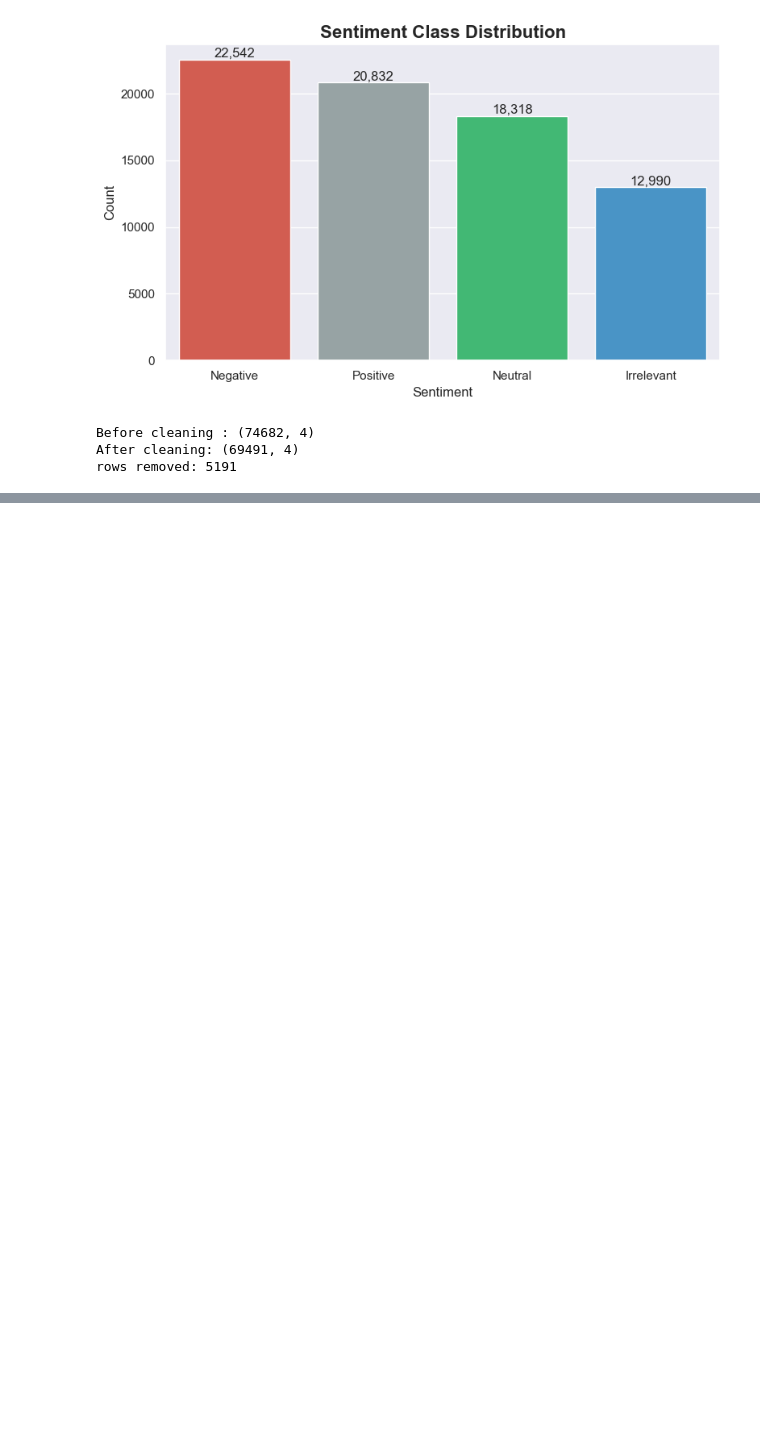
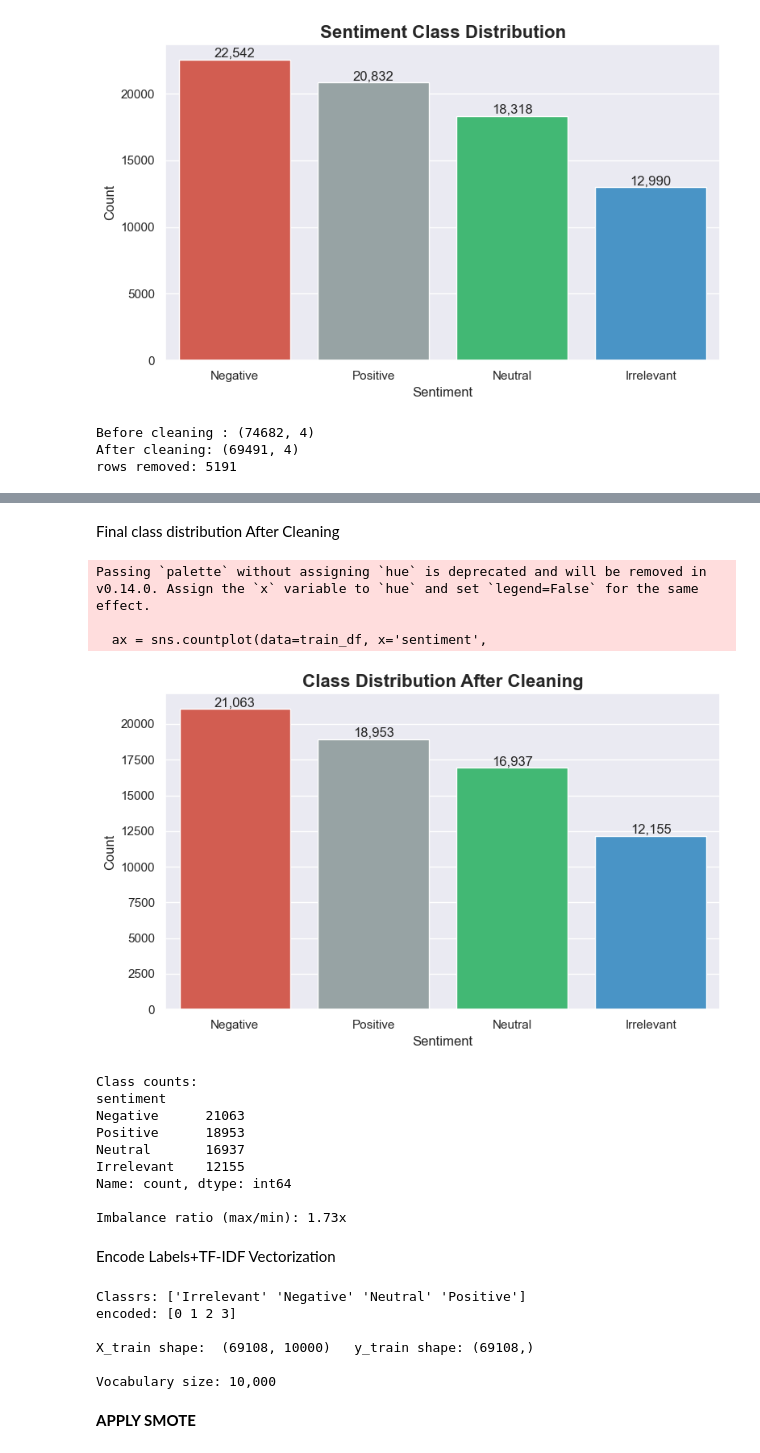
Before and after one commit to ankitha-km/sentiment-analyzer, a Jupyter notebook: notebook/01_eda_and_model.ipynb, the cells around one changed output, grey strips where cells are left out. Saved outputs shown, nothing was run; the diff lists cells and outputs as text; code cells hidden in the pictures; blank space fills up the shorter version.

Commit message:
Fix all import and path issues

```diff
--- a/notebook/01_eda_and_model.ipynb
+++ b/notebook/01_eda_and_model.ipynb
@@ -124,0 +166,74 @@ TypeError: WordNetLemmatizer.lemmatize() missing 1 required positional argument:
+# %% [markdown]
+Final class distribution After Cleaning
+# %%
+plt.figure(figsize=(8, 5))
+ax = sns.countplot(data=train_df, x='sentiment',
+                   palette=['#e74c3c','#95a5a6','#2ecc71','#3498db'],
+                   order=train_df['sentiment'].value_counts().index)
+
+plt.title('Class Distribution After Cleaning', fontsize=16, fontweight='bold')
+plt.xlabel('Sentiment')
+plt.ylabel('Count')
+
+for p in ax.patches:
+    ax.annotate(f'{int(p.get_height()):,}',
+                (p.get_x() + p.get_width() / 2., p.get_height()),
+                ha='center', va='bottom', fontsize=12)
+
+plt.tight_layout()
+plt.show()
+
+# Print imbalance ratio
+counts = train_df['sentiment'].value_counts()
+print("\nClass counts:")
+print(counts)
+print(f"\nImbalance ratio (max/min): {counts.max()/counts.min():.2f}x")
+# %% [output]
+Passing `palette` without assigning `hue` is deprecated and will be removed in v0.14.0. Assign the `x` variable to `hue` and set `legend=False` for the same effect.
+
+  ax = sns.countplot(data=train_df, x='sentiment',
+[figure, added]
+Class counts:
+sentiment
+Negative      21063
+Positive      18953
+Neutral       16937
+Irrelevant    12155
+Name: count, dtype: int64
+
+Imbalance ratio (max/min): 1.73x
+# %% [markdown]
+Encode Labels+TF-IDF Vectorization
+# %%
+from sklearn.preprocessing import LabelEncoder
+from sklearn.feature_extraction.text import TfidfVectorizer
+
+le = LabelEncoder()
+y_train = le.fit_transform(train_df['sentiment'])
+y_val = le.transform(val_df['sentiment'])
+
+
+print("Classrs:", le.classes_)
+print("encoded:", np.unique(y_train))
+
+vectorizer = TfidfVectorizer(
+    max_features = 10000,
+    ngram_range=(1,2),
+    min_df=2,
+    max_df=0.95
+)
+
+X_train = vectorizer.fit_transform(train_df['clean_text'])
+X_val = vectorizer.transform(val_df['clean_text'])
+
+print(f"\nX_train shape:  {X_train.shape}   y_train shape: {y_train.shape}  ")
+print(f"\nVocabulary size: {len(vectorizer.vocabulary_):,}")
+# %% [output]
+Classrs: ['Irrelevant' 'Negative' 'Neutral' 'Positive']
+encoded: [0 1 2 3]
+
+X_train shape:  (69108, 10000)   y_train shape: (69108,)
+
+Vocabulary size: 10,000
+# %% [markdown]
+**APPLY SMOTE**
```
Also changed, not shown: parts of 15 cells of this notebook, 6 other files.
